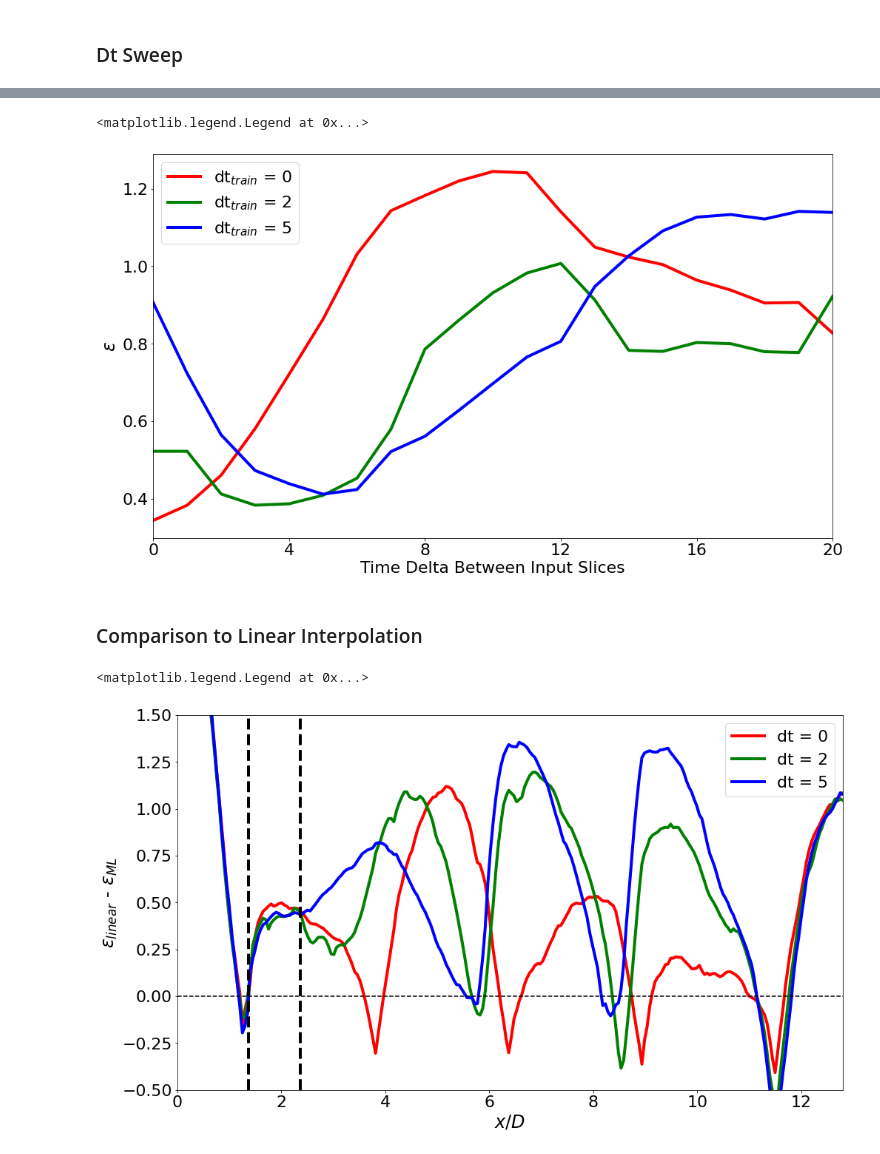
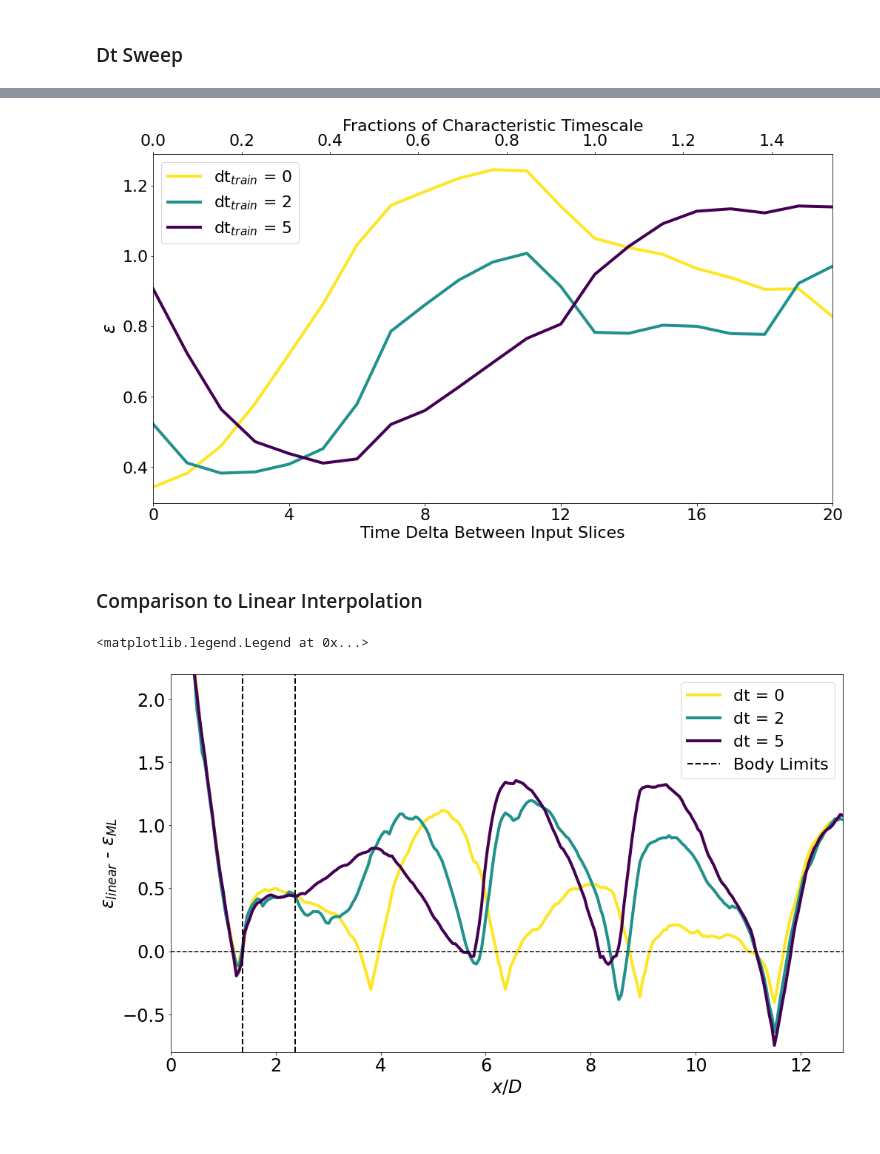
Before and after one commit to alex-papadopoulos/Part_IIB_Project, a Jupyter notebook: Model Results X-scanning.ipynb, the cells around one changed output, grey strips where cells are left out. Drawn from its saved outputs; the diff is of its cells as text; code cells hidden in the pictures.

```diff
--- a/Model Results X-scanning.ipynb
+++ b/Model Results X-scanning.ipynb
@@ -419,9 +423,9 @@ len(dt_errors_2)
 # %%
 fig, ax = plt.subplots(constrained_layout=True)
 fig.set_size_inches(14, 8)
-ax.plot(time_delta, dt_errors_1, 'r', linewidth=4, label='dt$_{train}$ = 0')
-ax.plot(time_delta, dt_errors_2[:-1], 'g', linewidth=4, label='dt$_{train}$ = 2')
-ax.plot(time_delta, dt_errors_3, 'b', linewidth=4, label='dt$_{train}$ = 5')
+ax.plot(time_delta, dt_errors_1, color='#fde725', linewidth=4, label='dt$_{train}$ = 0')
+ax.plot(time_delta, dt_errors_2, color='#21918c', linewidth=4, label='dt$_{train}$ = 2')
+ax.plot(time_delta, dt_errors_3, color='#440154', linewidth=4, label='dt$_{train}$ = 5')
 ax.set_xlabel("Time Delta Between Input Slices", fontsize=22)
 ax.set_ylabel("$\epsilon$", fontsize=24)
 #ax.set_title("Reconstruction for Different Time Delta Between Snapshots", fontsize=18)
@@ -431,20 +435,19 @@ plt.xlim(0,20)
 plt.legend(loc='best', prop={'size': 22})
 
 
-# def forward(x):
-#     return 2 * x / 26
+def forward(x):
+    return 2 * x / 26
 
 
-# def inverse(x):
-#     return 26 * x / 2
+def inverse(x):
+    return 26 * x / 2
 
-# secax = ax.secondary_xaxis('top', functions=(forward, inverse))
-# secax.set_xlabel('Fractions of Characteristic Timescale', fontsize=22)
-# secax.tick_params(labelsize=22)
-# plt.show()
+secax = ax.secondary_xaxis('top', functions=(forward, inverse))
+secax.set_xlabel('Fractions of Characteristic Timescale', fontsize=22)
+secax.tick_params(labelsize=22)
+plt.show()
 # %% [output]
-<matplotlib.legend.Legend at 0x...>
-[figure, old version]
+[figure, new version]
 # %% [markdown]
 ### Comparison to Linear Interpolation
 # %%
@@ -510,21 +513,21 @@ e_dt5 = L2_dt5_lin - L2_dt5
 # %%
 x = np.linspace(0, 12.8, nx)
 
 fig, ax = plt.subplots(constrained_layout=True)
 fig.set_size_inches(14, 8)
-ax.plot(x, e_dt0, 'r', linewidth=4, label='dt = 0')
-ax.plot(x, e_dt2, 'g', linewidth=4, label='dt = 2')
-ax.plot(x, e_dt5, 'b', linewidth=4, label='dt = 5')
+ax.plot(x, e_dt0, color='#fde725', linewidth=4, label='dt = 0')
+ax.plot(x, e_dt2, color='#21918c', linewidth=4, label='dt = 2')
+ax.plot(x, e_dt5, color='#440154', linewidth=4, label='dt = 5')
 ax.plot(x, np.zeros(x.shape), 'k--')
 ax.set_xlabel("$x/D$", fontsize=24)
 ax.set_ylabel("$\epsilon_{linear}$ - $\epsilon_{ML}$", fontsize=24)
-plt.axvline(x=1.37, ymin=0, ymax=1, color='k', linewidth=4, linestyle='--')
-plt.axvline(x=2.37, ymin=0, ymax=1, color='k', linewidth=4, linestyle='--')
+plt.axvline(x=1.37, ymin=0, ymax=1, color='k', linewidth=2, linestyle='--', label='Body Limits')
+plt.axvline(x=2.37, ymin=0, ymax=1, color='k', linewidth=2, linestyle='--')
 #ax.set_title("Reconstruction for Different Time Delta Between Snapshots", fontsize=18)
-ax.tick_params(labelsize=22)
+ax.tick_params(labelsize=24)
 plt.xlim(0,12.8)
-plt.ylim(-0.5,1.5)
+plt.ylim(-0.8,2.2)
 plt.legend(loc='best', prop={'size': 22})
 # %% [output]
 <matplotlib.legend.Legend at 0x...>
-[figure, old version]
+[figure, new version]
```
Also changed, not shown: parts of 5 cells of this notebook, 2 other files.
